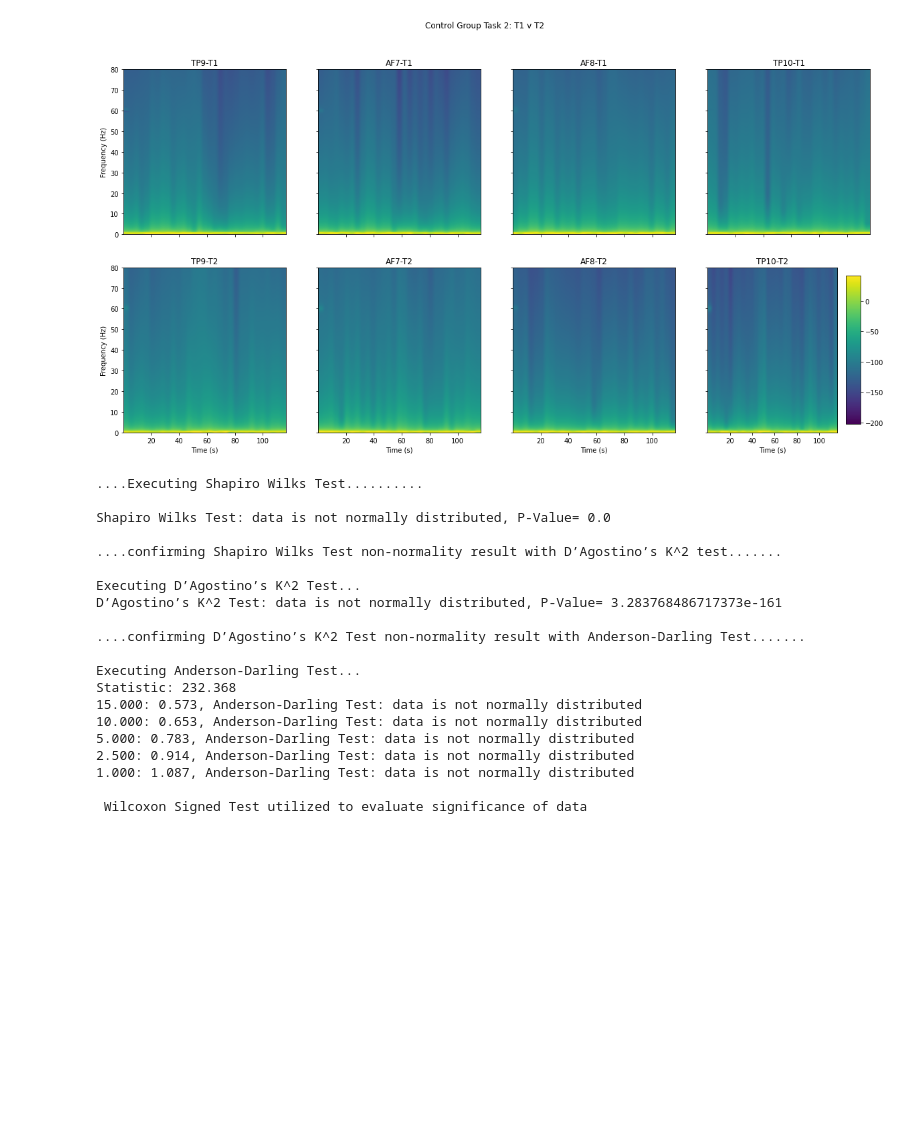
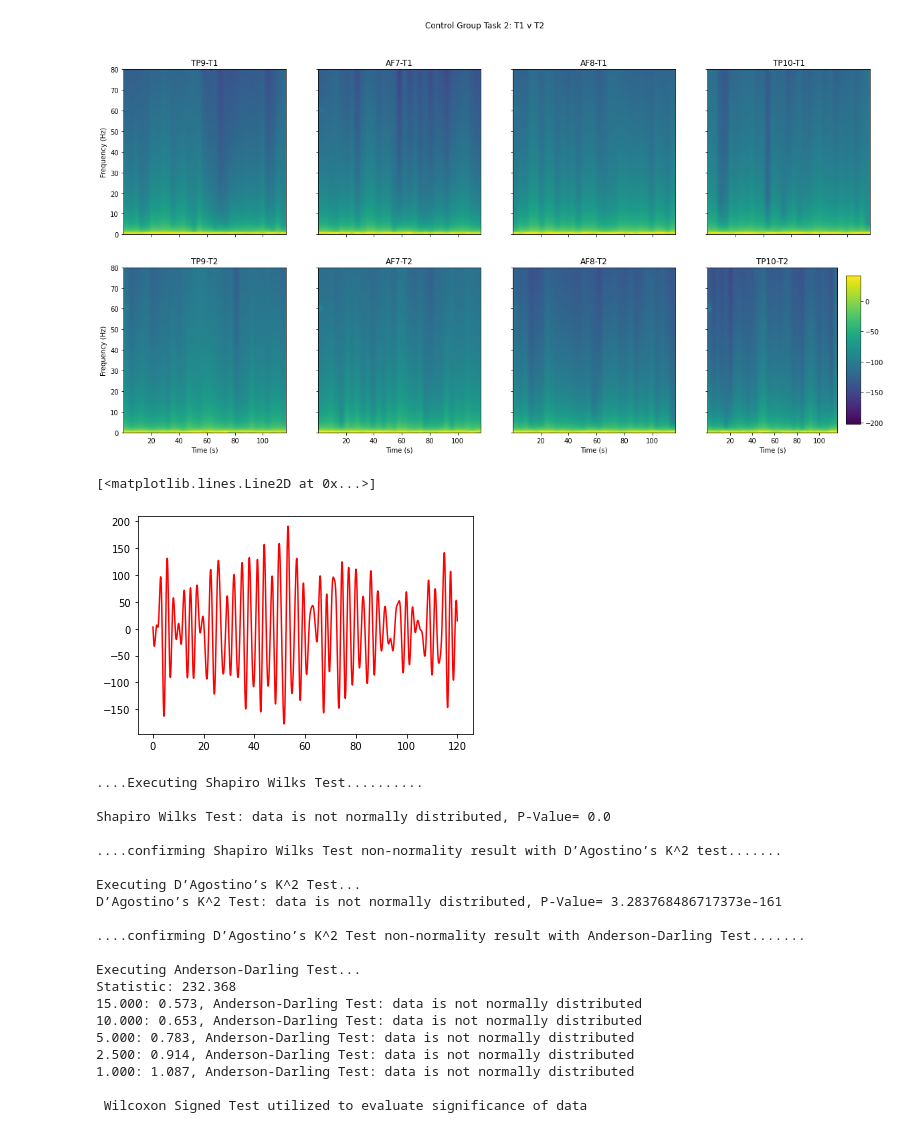
Before and after one commit to iggy96/eegMusicTherapy, a Jupyter notebook: grp_analysis_v3.1.ipynb, the cells around one changed output. Drawn from its saved outputs; the diff is of its cells as text; code cells hidden in the pictures; blank space fills up the shorter version.

```diff
--- a/grp_analysis_v3.1.ipynb
+++ b/grp_analysis_v3.1.ipynb
@@ -330,6 +330,11 @@ spectogramPlot((np.hstack((mean_bp_CT21,mean_bp_CT22))),fs,nfft,noverlap,(20,10)
 [figure]
 [figure]
 [figure]
+# %%
+plt.plot(time_s,mean_bp_MT11_channels,'r')
+# %% [output]
+[<matplotlib.lines.Line2D at 0x...>]
+[figure, added]
 # %%
 "compute power spectrum of each window per channel"
 delta_low = brainwaves['delta'][0]
```
